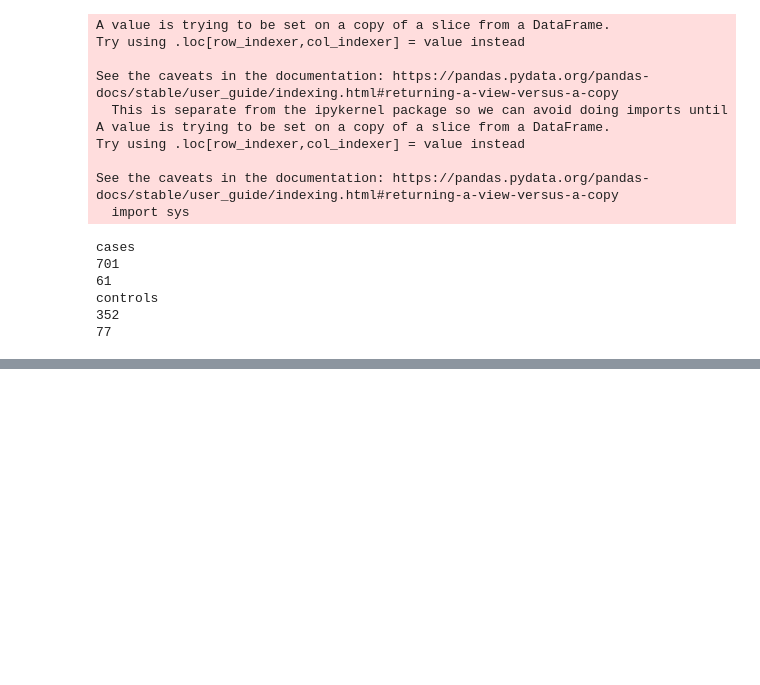
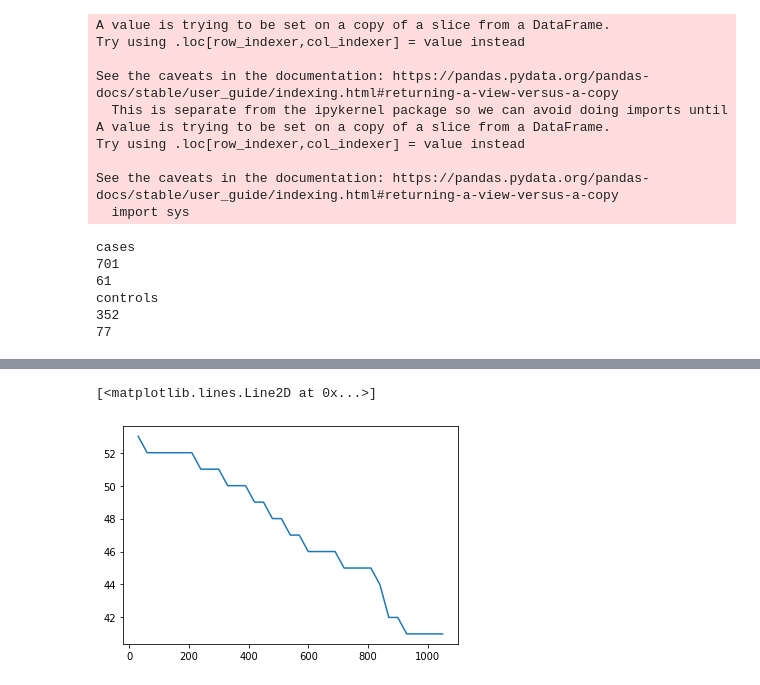
Before and after one commit to ruthpearson/CatHack, a Jupyter notebook: big_cats/10. GROUP_explore_number_visits.ipynb, the cells around one changed output, grey strips where cells are left out. Drawn from its saved outputs; the diff is of its cells as text; code cells hidden in the pictures; blank space fills up the shorter version.

```diff
--- a/big_cats/10. GROUP_explore_number_visits.ipynb
+++ b/big_cats/10. GROUP_explore_number_visits.ipynb
@@ -96,0 +141,5 @@ def filter(df_in, exclude_delta):
+# %%
+plt.plot(range(30, 1080, 30), num_case_2visit)
+# %% [output]
+[<matplotlib.lines.Line2D at 0x...>]
+[figure, added]
```
Also changed, not shown: parts of 6 cells of this notebook.
